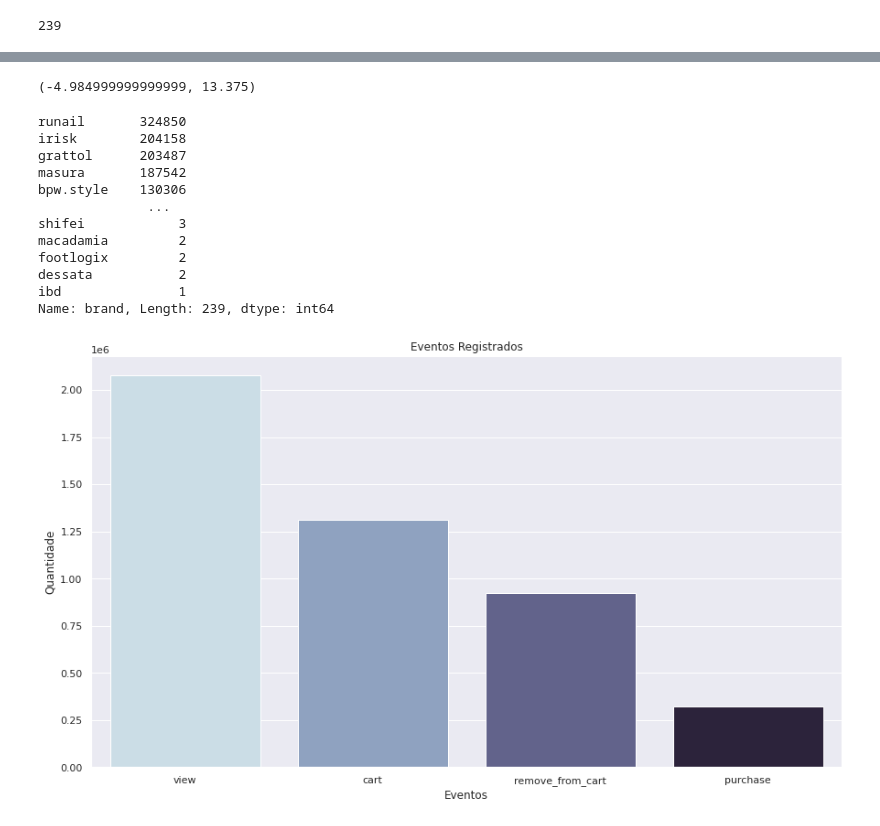
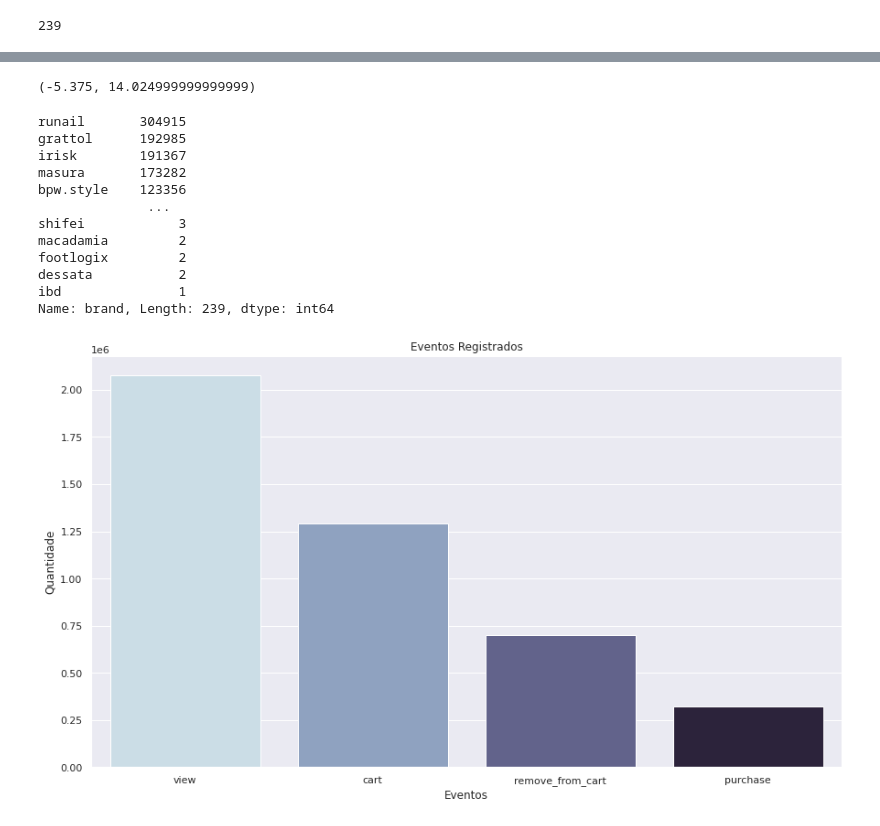
Before and after one commit to abakashi/dinamica_dex04_day05, a Jupyter notebook: dinamica_day_6.ipynb, the cells around one changed output, grey strips where cells are left out. Saved outputs shown, nothing was run; the diff lists cells and outputs as text; code cells hidden in the pictures.

```diff
--- a/dinamica_day_6.ipynb
+++ b/dinamica_day_6.ipynb
@@ -73,6 +75,7 @@ dataset.duplicated().sum()
 246693
 # %%
 #removendo linhas duplicadas
-dataset[~dataset.duplicated()]
+dataset = dataset[~dataset.duplicated()]
+dataset
 # %% [output]
 |  | event_time | event_type | product_id | category_id | category_code | brand | price | user_id | ... |
@@ -232,16 +233,16 @@ iqr = price_br.loc['75%'] - price_br.loc['25%']
 bounds = (float((price_br.loc['25%'] - 1.5*iqr)),float((price_br.loc['75%'] + 1.5*iqr)))
 bounds
 # %% [output]
-(-4.984999999999999, 13.375)
+(-5.375, 14.024999999999999)
 # %%
 #verificando quantidade de items por marca.
 df_branded.brand.value_counts()
 # %% [output]
-runail       324850
-irisk        204158
-grattol      203487
-masura       187542
-bpw.style    130306
+runail       304915
+grattol      192985
+irisk        191367
+masura       173282
+bpw.style    123356
               ...
 shifei            3
 macadamia         2
@@ -252,14 +253,14 @@ Name: brand, Length: 239, dtype: int64
 # %%
 #Plotando gráfico de eventos usando o dataset com e sem marca.
 events = dataset.event_type.value_counts()
 
 sns.set(rc={'figure.figsize':(14.7,8.27)})
 
-ax = sns.barplot(events.index, events, saturation= 0.75, order=['view', 'cart',
+ax = sns.barplot(x=events.index, y=events, saturation= 0.75, order=['view', 'cart',
     'remove_from_cart', 'purchase'], palette="ch:s=.25,rot=-.25").set(
     title='Eventos Registrados', xlabel='Eventos', ylabel='Quantidade')
 
 plt.show()
 # %% [output]
-[figure, old version]
+[figure, new version]
 # %%
```
Also changed, not shown: parts of 11 cells of this notebook.
